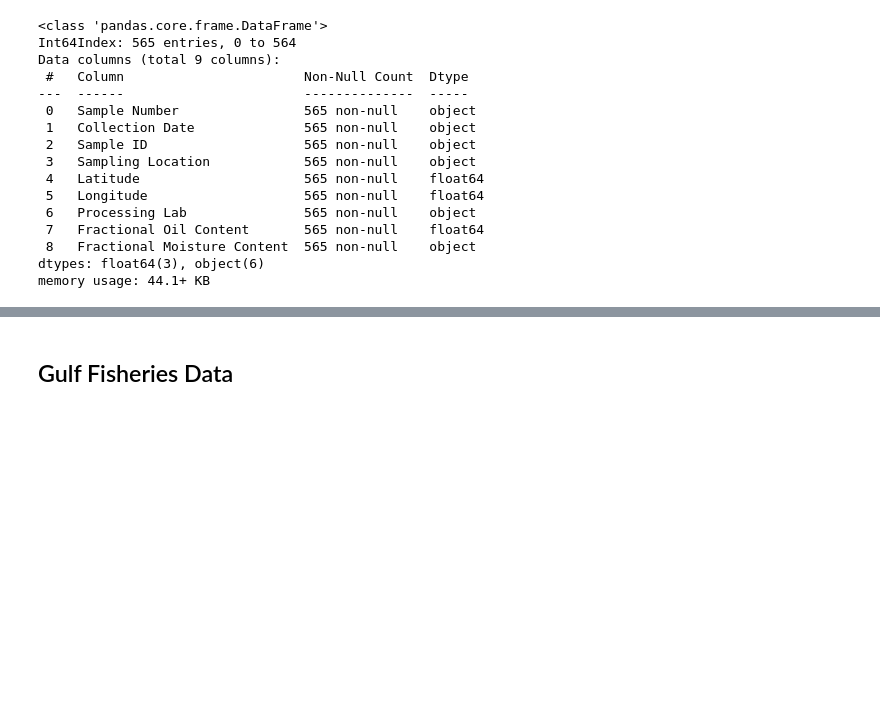
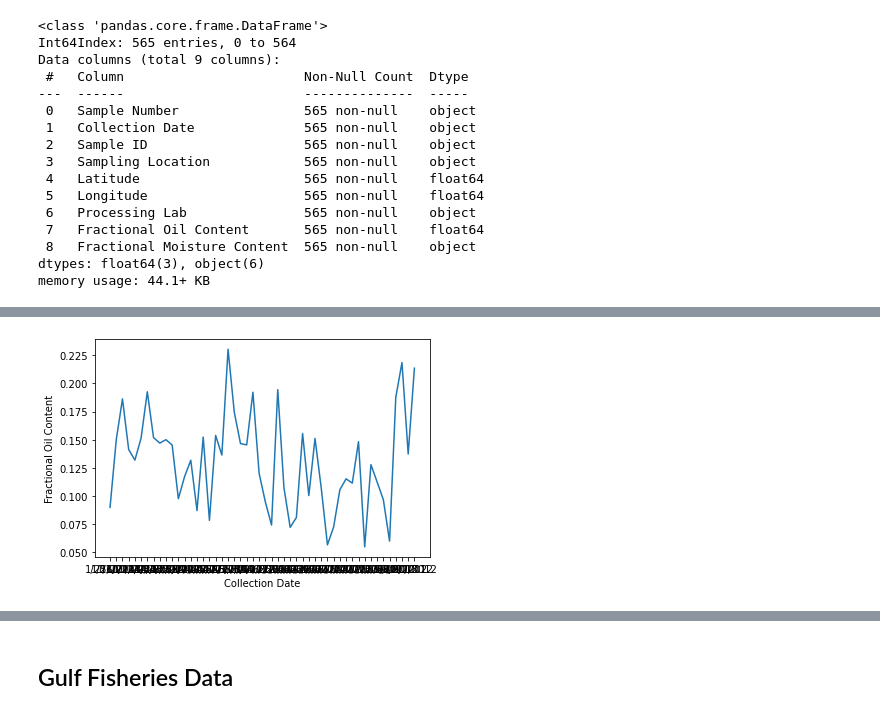
Before and after one commit to gbugieda/final-367-datascience, a Jupyter notebook: Messy.ipynb, the cells around one changed output, grey strips where cells are left out. Saved outputs shown, nothing was run; the diff lists cells and outputs as text; code cells hidden in the pictures; blank space fills up the shorter version.

```diff
--- a/Messy.ipynb
+++ b/Messy.ipynb
@@ -33,7 +112,7 @@ geo_bird_df = gpd.GeoDataFrame(bird_health_df,crs=crs,geometry=geometry);
 # %% [markdown]
 ## Oil Content of Sand Data
 # %%
-oil_sand_df = pd.read_excel('oil-sand.xlsx',sheet_name="data")
+oil_sand_df = pd.read_excel('data/oil-sand.xlsx',sheet_name="data")
 oil_sand_df.tail() ## need to drop last 4 rows
 oil_sand_df.drop(oil_sand_df.tail(4).index,inplace = True) ## need to drop last 4 rows
 oil_sand_df.tail()
@@ -68,0 +159,4 @@ memory usage: 44.1+ KB
+# %%
+#change location to just state name and let's plot the oil content over time
+oil_areas_df['Sampling Location'] = oil_sand_df['Sampling Location'].apply(lambda x: x.split(',')[1])
+oil_areas_df.head()
@@ -68,0 +170,7 @@ memory usage: 44.1+ KB
+# %%
+# let's look at average oil content over time
+avgOil =oil_areas_df.groupby(['Collection Date']).median()
+sns.lineplot(data=avgOil, x='Collection Date', y='Fractional Oil Content')
+plt.show()
+# %% [output]
+[figure, added]
```
Also changed, not shown: parts of 16 cells of this notebook, 16 other files.
